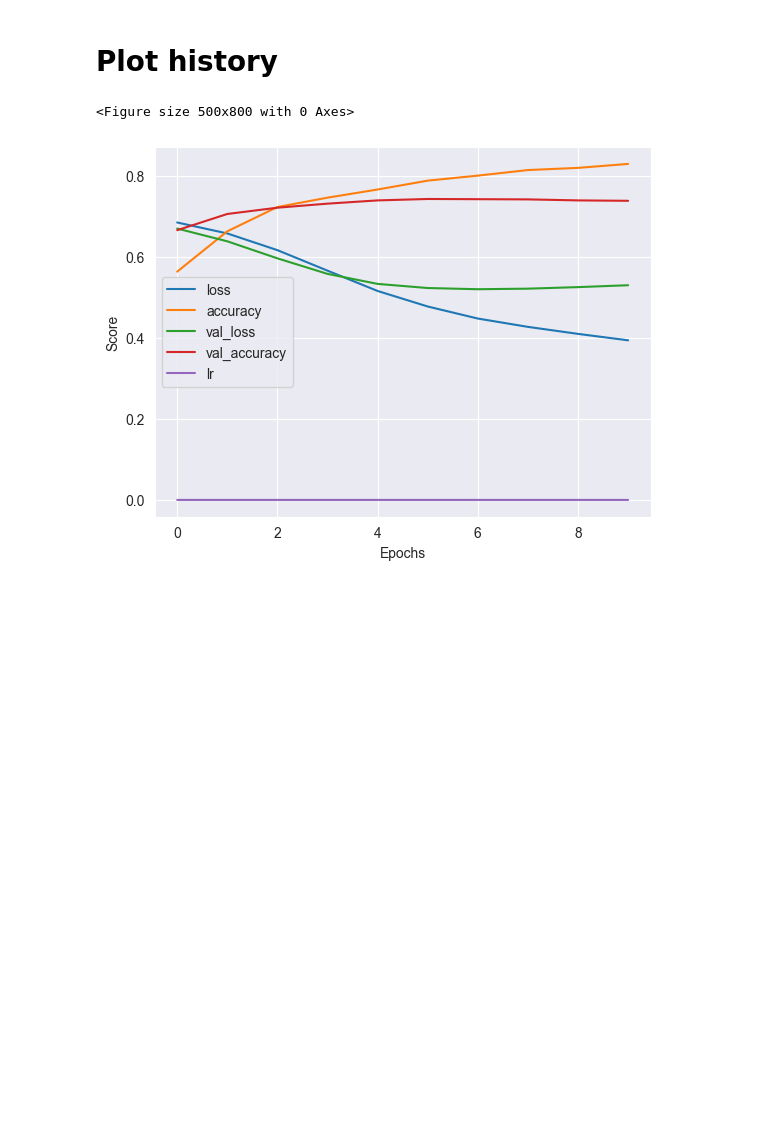
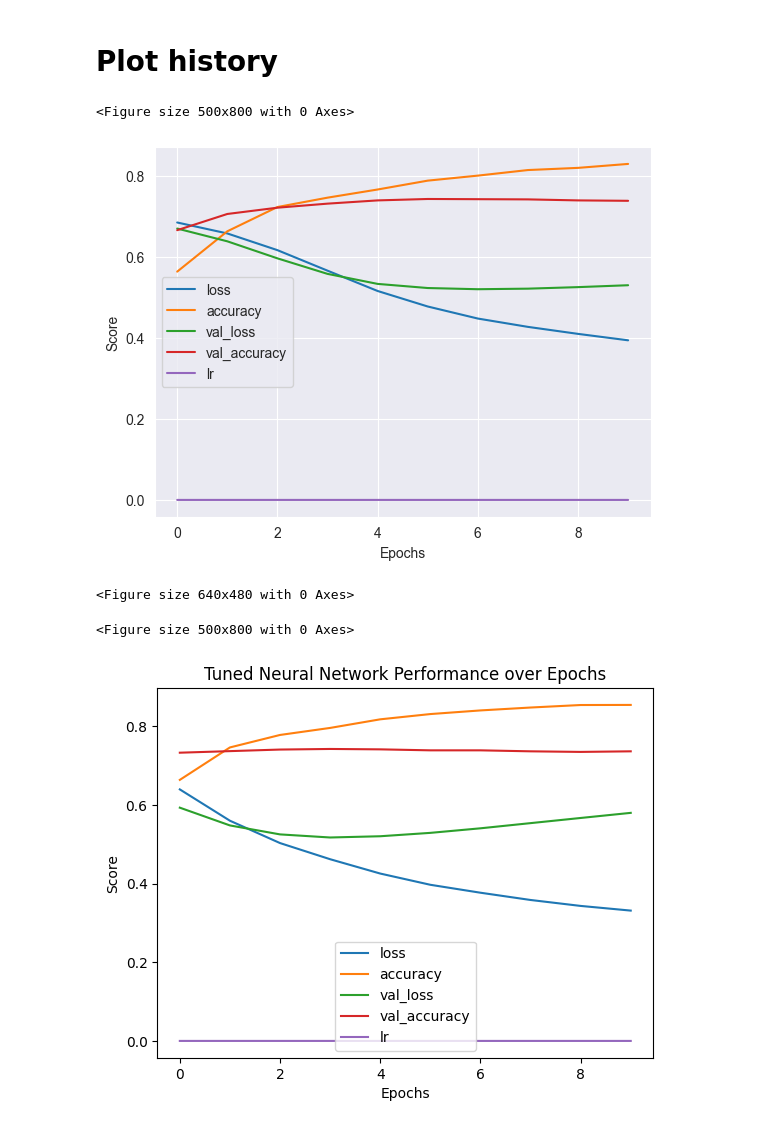
Before and after one commit to KiyonoKara/SNS-Sentiment-Analysis, a Jupyter notebook: sns_nn.ipynb, the cells around one changed output. Drawn from its saved outputs; the diff is of its cells as text; code cells hidden in the pictures; blank space fills up the shorter version.

Commit message:
Tuned neural network

```diff
--- a/sns_nn.ipynb
+++ b/sns_nn.ipynb
@@ -153,0 +179,7 @@ Epoch 10/10
+# %%
+tuner = kt.RandomSearch(create_tuned_ffnn,
+                     objective='val_accuracy',
+                     max_trials=5,
+                     executions_per_trial=1,
+                     project_name='tuners',
+                     directory='./')
@@ -153,0 +198,10 @@ Epoch 10/10
+# %%
+best_params = tuner.get_best_hyperparameters(num_trials=1)[0]
+# %%
+best_nn = tuner.hypermodel.build(best_params)
+# %%
+best_nn_history = best_nn.fit(np.array(X_train_m.toarray()),
+              np.array(y_train),
+              epochs=10, batch_size=32,
+              validation_data=(np.array(X_test_m.toarray()), np.array(y_test)),
+              callbacks=[lr_callback])
@@ -203,3 +298,16 @@ plt.show()
 # %% [output]
 <Figure size 500x800 with 0 Axes>
 [figure]
+# %%
+plt.clf()
+plt.figure(figsize=(5, 8))
+pd.DataFrame(best_nn_history.history).plot()
+plt.xlabel("Epochs")
+plt.ylabel("Score")
+plt.title("Tuned Neural Network Performance over Epochs")
+plt.savefig('./graphs/best_nn_history.png')
+plt.show()
+# %% [output]
+<Figure size 640x480 with 0 Axes>
+<Figure size 500x800 with 0 Axes>
+[figure, added]
```
Also changed, not shown: parts of 14 cells of this notebook, 1 other file.
